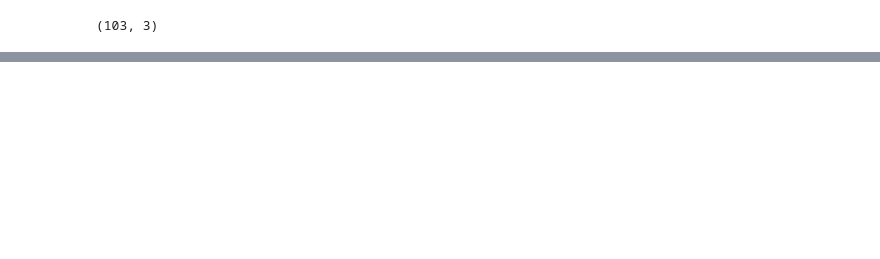
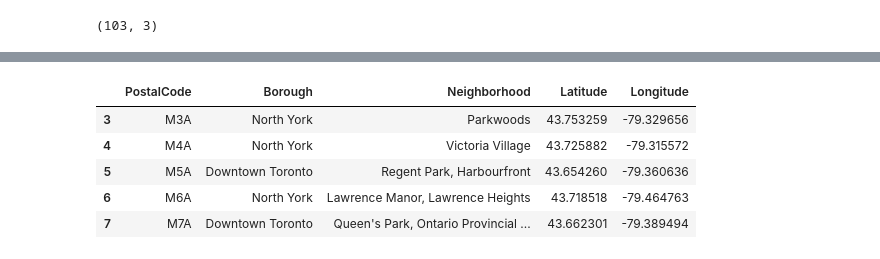
Before and after one commit to StealthyRiot/Coursera_Capstone, a Jupyter notebook: Coursera_Capstone.ipynb, the cells around one changed output, grey strips where cells are left out. Drawn from its saved outputs; the diff is of its cells as text; code cells hidden in the pictures; blank space fills up the shorter version.

```diff
--- a/Coursera_Capstone.ipynb
+++ b/Coursera_Capstone.ipynb
@@ -86,3 +85,10 @@ df.head()
 print(df.shape)
 # %% [output]
 (103, 3)
+# %%
+links={'Postal Code':'https://cocl.us/Geospatial_data',\
+       'Latitude':'https://cocl.us/Geospatial_data',\
+       'Longitude':'https://cocl.us/Geospatial_data'}
+df_geodata = pd.read_csv(links['Postal Code'])
+df_geodata.columns = ['PostalCode', 'Latitude','Longitude']
+df_geodata.head()
@@ -88,0 +102,19 @@ print(df.shape)
+# %%
+latlist = []
+longlist = []
+for PC in df['PostalCode']:
+    lat = df_geodata.loc[df_geodata.PostalCode == PC, 'Latitude'].values[0]
+    long = df_geodata.loc[df_geodata.PostalCode == PC, 'Longitude'].values[0]
+    latlist.append(lat)
+    longlist.append(long)
+
+df['Latitude'] = latlist
+df['Longitude'] = longlist
+df.head()
+# %% [output]
+|  | PostalCode | Borough | Neighborhood | Latitude | Longitude |
+| 3 | M3A | North York | Parkwoods | 43.753259 | -79.329656 |
+| 4 | M4A | North York | Victoria Village | 43.725882 | -79.315572 |
+| 5 | M5A | Downtown Toronto | Regent Park, Harbourfront | 43.654260 | -79.360636 |
+| 6 | M6A | North York | Lawrence Manor, Lawrence Heights | 43.718518 | -79.464763 |
+| 7 | M7A | Downtown Toronto | Queen's Park, Ontario Provincial ... | 43.662301 | -79.389494 |
```
Also changed, not shown: parts of 15 cells of this notebook.
